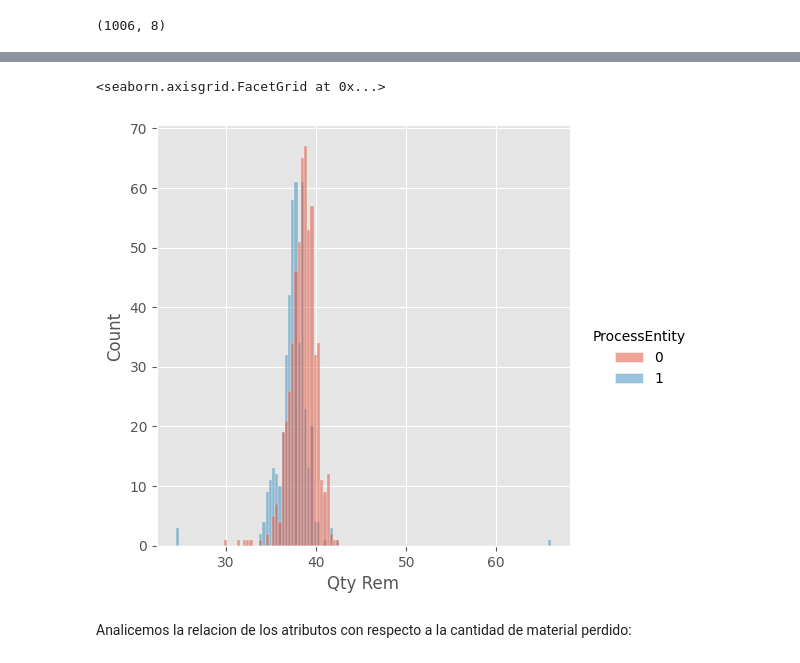
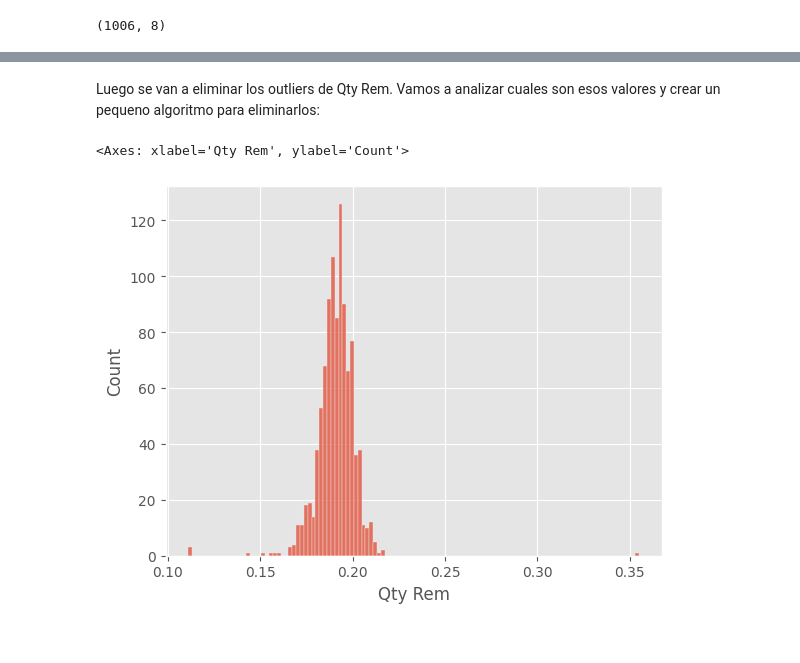
Before and after one commit to YoksanVC/TEC_DataScienceCert, a Jupyter notebook: Module_2_AprendizajeAutomatico/Projecto_Final/Projecto_Final_BrokenScrap.ipynb, the cells around one changed output, grey strips where cells are left out. Cells and saved outputs as stored; diff of their text form; code cells hidden in the pictures.

```diff
--- a/Module_2_AprendizajeAutomatico/Projecto_Final/Projecto_Final_BrokenScrap.ipynb
+++ b/Module_2_AprendizajeAutomatico/Projecto_Final/Projecto_Final_BrokenScrap.ipynb
@@ -321,4 +312,0 @@ Ya con los atributos de tiempo convertidos en minutos, procedemos a convertir Pr
-# %%
-dataset_20mm['ProcessEntity'].replace('EPTank',0,inplace=True)
-dataset_20mm['ProcessEntity'].replace('EPTank2',1,inplace=True)
-dataset_20mm.head(100)
@@ -360,9 +327,9 @@ UnitDispo is type string
 # %% [markdown]
 Ahora se procede a normalizar los atributos:
 # %%
-# Guarda las últimas columnas
-store_columns = dataset_20mm[['ProcessEntity','group_index','Qty Rem','UnitDispo']]
+# Guarda la última columna
+column_stored = dataset_20mm[['UnitDispo','Broken']]
 
-# Elimina la última columna antes de la normalización y estandarización
-data_normalized = dataset_20mm.iloc[:, :-4]
+# Elimina la última columna antes de la normalización
+data_normalized = dataset_20mm[['Tank1EPProcessTemperature','Tank1EPPumpSpeed','Tank1EPPumpFlow','EPMassEndRunDT','tank_chg_period','group_index','Qty Rem']]
 # %%
@@ -382,7 +349,7 @@ for instance in data_normalized:
     data_normalized[instance] = (((data_normalized[instance] - minValue) / (maxValue - minValue))).round(6)
 
 # Uniendo las ultimas 4 columnas
-dataset_20mm = pd.concat([data_normalized, store_columns], axis=1)
+dataset_20mm = pd.concat([data_normalized, column_stored], axis=1)
 
 dataset_20mm.head(20)
 # %% [output]
@@ -446,0 +437,3 @@ dataset_20mm.shape
+# %%
+dataset_20mm = dataset_20mm.drop(columns=['Tank1EPPumpSpeed','Tank1EPPumpFlow'])
+dataset_20mm.head()
@@ -447,7 +447,7 @@ dataset_20mm.shape
+# %% [markdown]
+Luego se van a eliminar los outliers de Qty Rem. Vamos a analizar cuales son esos valores y crear un pequeno algoritmo para eliminarlos:
 # %%
-sns.displot(dataset_20mm,x='Qty Rem',hue='ProcessEntity')
+sns.histplot(dataset_20mm['Qty Rem'])
 # %% [output]
-<seaborn.axisgrid.FacetGrid at 0x...>
+<Axes: xlabel='Qty Rem', ylabel='Count'>
-[figure, old version]
+[figure, new version]
-# %% [markdown]
-Analicemos la relacion de los atributos con respecto a la cantidad de material perdido:
```
Also changed, not shown: parts of 64 cells of this notebook.
